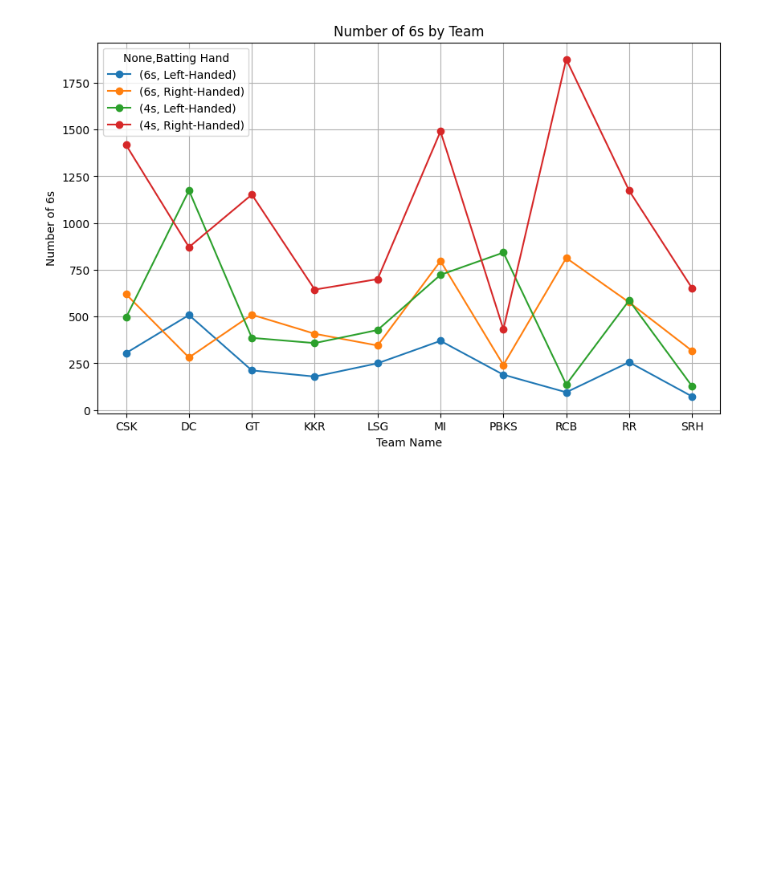
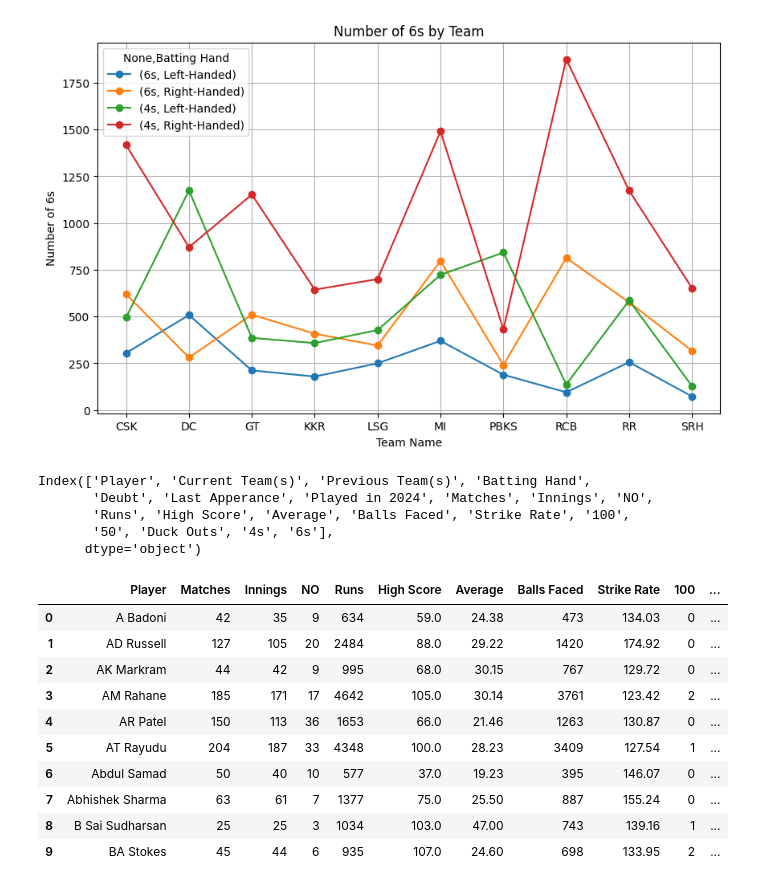
Before and after one commit to Udhay2898/IPL, a Jupyter notebook: IPL_Stats.ipynb, the cells around one changed output. Cells and saved outputs as stored; diff of their text form; code cells hidden in the pictures; blank space fills up the shorter version.

```diff
--- a/IPL_Stats.ipynb
+++ b/IPL_Stats.ipynb
@@ -487,3 +487,38 @@ plt.grid(True)
 plt.show()
 # %% [output]
 [figure]
+# %%
+df.columns
+# %% [output]
+Index(['Player', 'Current Team(s)', 'Previous Team(s)', 'Batting Hand',
+       'Deubt', 'Last Apperance', 'Played in 2024', 'Matches', 'Innings', 'NO',
+       'Runs', 'High Score', 'Average', 'Balls Faced', 'Strike Rate', '100',
+       '50', 'Duck Outs', '4s', '6s'],
+      dtype='object')
+# %%
+g_Player = df[df['Current Team(s)'] != 'Retired']
+g_Player = g_Player.groupby('Player').agg({         'Matches' : 'sum',
+                                              'Innings' : 'sum',
+                                              'NO' : 'sum',
+                                              'Runs' : 'sum',
+                                              'High Score': 'sum',
+                                              'Average' : 'sum',
+                                              'Balls Faced': 'sum',
+                                              'Strike Rate' : 'sum',
+                                              '100' : 'sum','50' : 'sum',
+                                              'Duck Outs' : 'sum','4s' : 'sum',
+                                              '6s' : 'sum'}).reset_index()
+
+g_Player.head(10)
+# %% [output]
+|  | Player | Matches | Innings | NO | Runs | High Score | Average | Balls Faced | Strike Rate | 100 | ... |
+| 0 | A Badoni | 42 | 35 | 9 | 634 | 59.0 | 24.38 | 473 | 134.03 | 0 | ... |
+| 1 | AD Russell | 127 | 105 | 20 | 2484 | 88.0 | 29.22 | 1420 | 174.92 | 0 | ... |
+| 2 | AK Markram | 44 | 42 | 9 | 995 | 68.0 | 30.15 | 767 | 129.72 | 0 | ... |
+| 3 | AM Rahane | 185 | 171 | 17 | 4642 | 105.0 | 30.14 | 3761 | 123.42 | 2 | ... |
+| 4 | AR Patel | 150 | 113 | 36 | 1653 | 66.0 | 21.46 | 1263 | 130.87 | 0 | ... |
+| 5 | AT Rayudu | 204 | 187 | 33 | 4348 | 100.0 | 28.23 | 3409 | 127.54 | 1 | ... |
+| 6 | Abdul Samad | 50 | 40 | 10 | 577 | 37.0 | 19.23 | 395 | 146.07 | 0 | ... |
+| 7 | Abhishek Sharma | 63 | 61 | 7 | 1377 | 75.0 | 25.50 | 887 | 155.24 | 0 | ... |
+| 8 | B Sai Sudharsan | 25 | 25 | 3 | 1034 | 103.0 | 47.00 | 743 | 139.16 | 1 | ... |
+| 9 | BA Stokes | 45 | 44 | 6 | 935 | 107.0 | 24.60 | 698 | 133.95 | 2 | ... |
```
Also changed, not shown: parts of 7 cells of this notebook.
